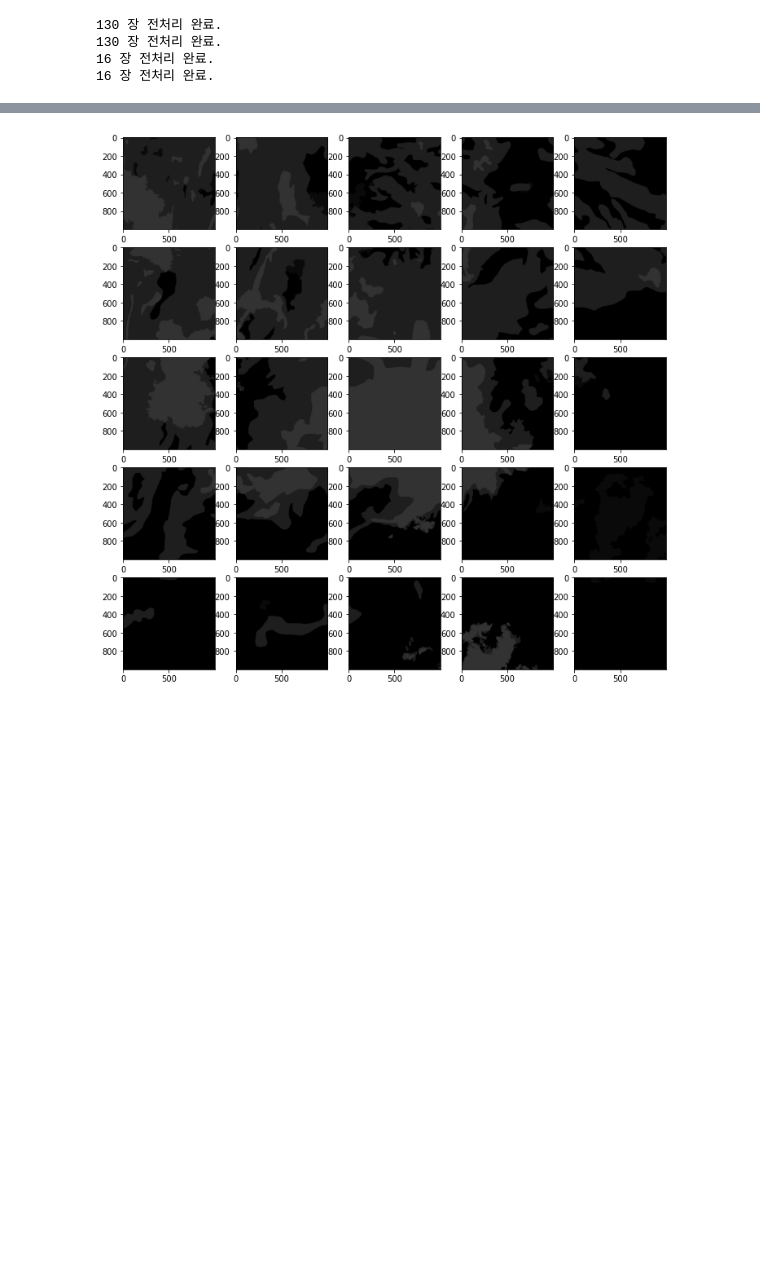
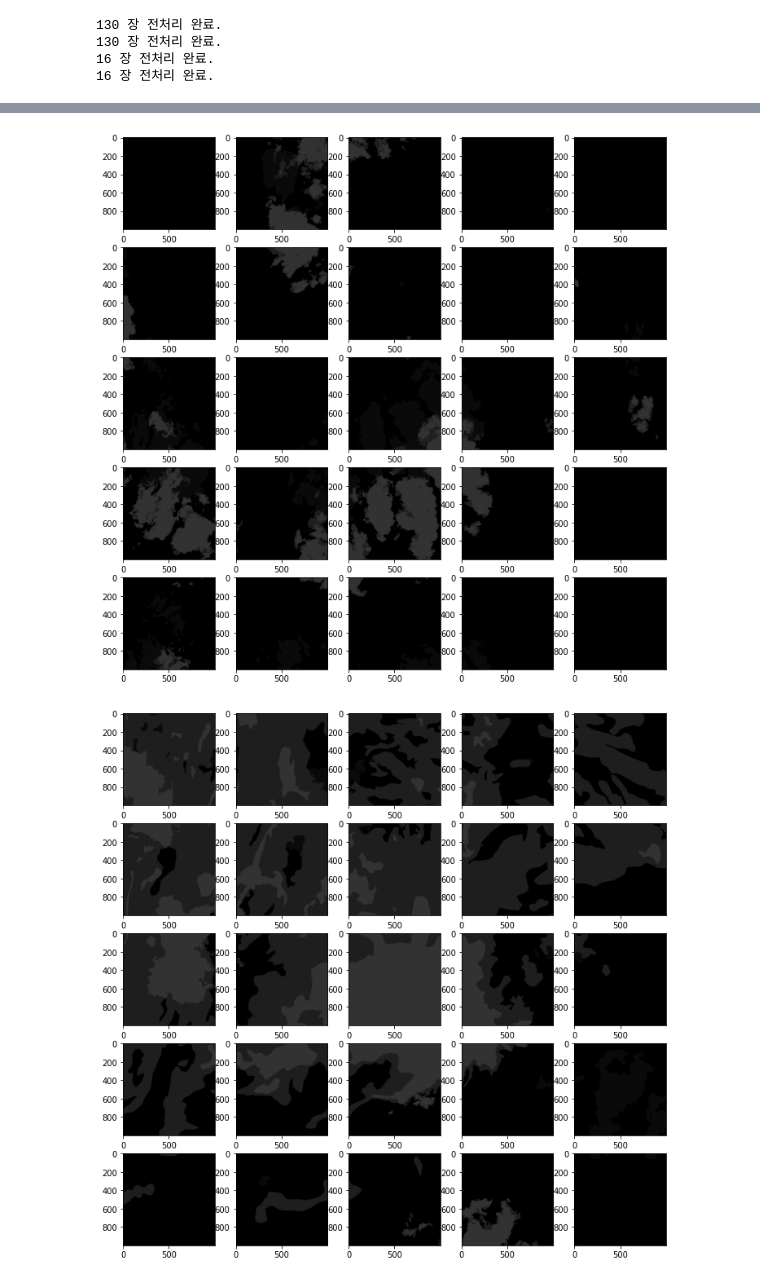
Before and after one commit to TEAM-LuckyDay/Cloud_segmentation, a Jupyter notebook: Data_Preprocessing/Main_processing_code.ipynb, the cells around one changed output, grey strips where cells are left out. Saved outputs shown, nothing was run; the diff lists cells and outputs as text; code cells hidden in the pictures; blank space fills up the shorter version.

```diff
--- a/Data_Preprocessing/Main_processing_code.ipynb
+++ b/Data_Preprocessing/Main_processing_code.ipynb
@@ -139,3 +139,7 @@ confirm_patch(train_save_path,75)
+# %%
+confirm_patch(train_label_save_path,1)
+# %% [output]
+[figure, added]
 # %%
 confirm_patch(train_label_save_path,75)
 # %% [output]
```
Also changed, not shown: parts of 2 cells of this notebook.
